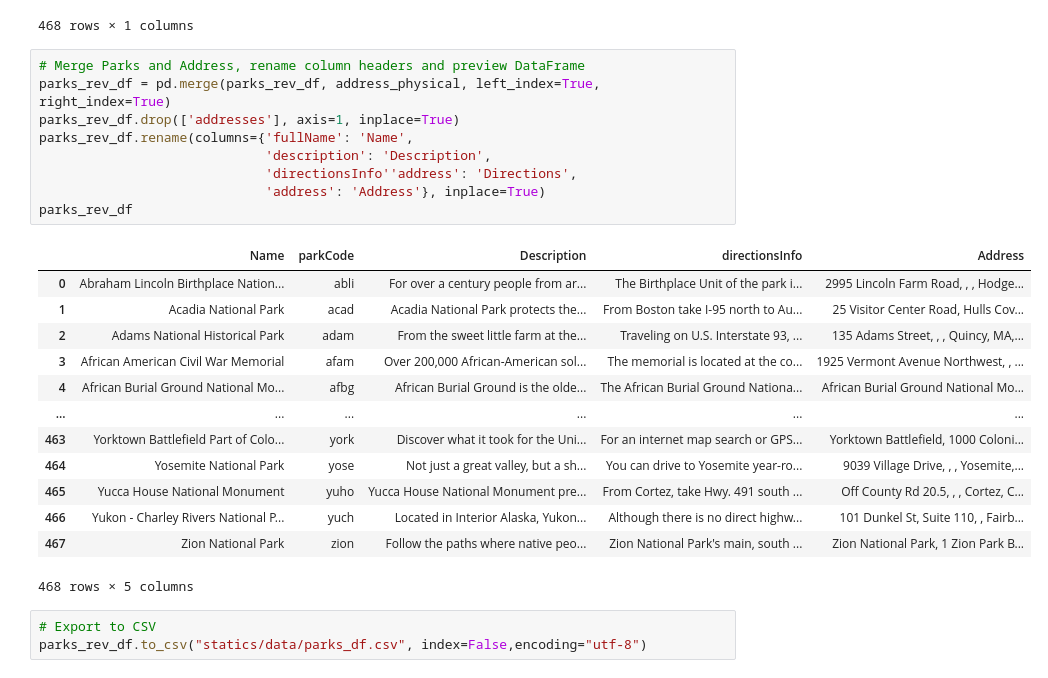
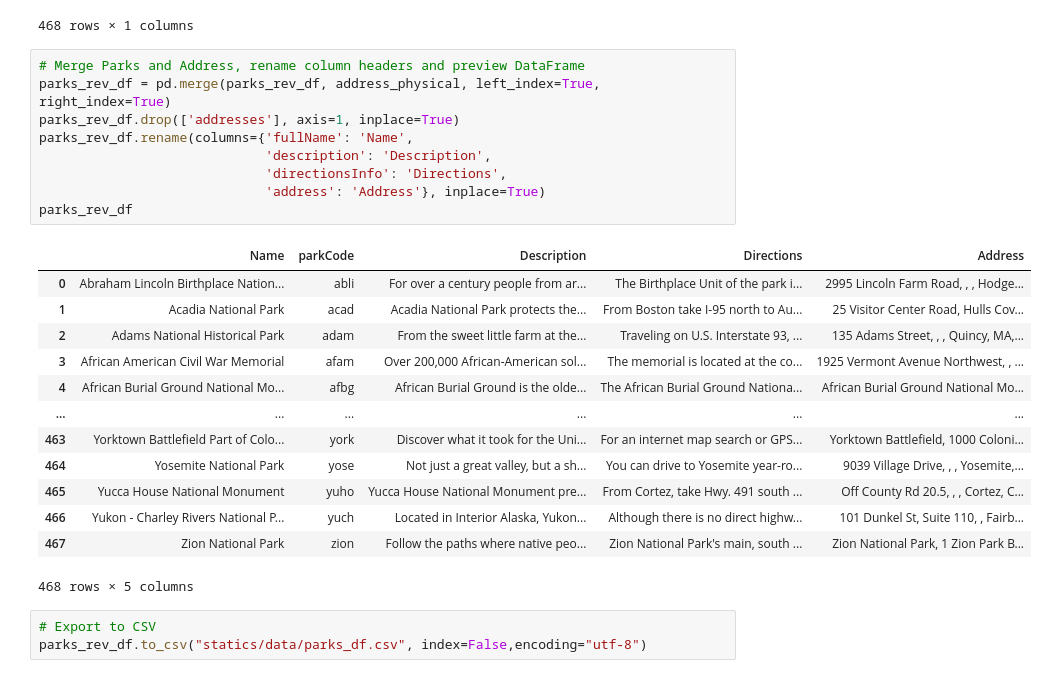
Before and after one commit to MSBen14/Park-Finder-Project-3, a Jupyter notebook: Parks_v4.ipynb, the cells around one changed output. Saved outputs shown, nothing was run; the diff lists cells and outputs as text.

```diff
--- a/Parks_v4.ipynb
+++ b/Parks_v4.ipynb
@@ -189,14 +189,14 @@ address_physical
 # %%
 # Merge Parks and Address, rename column headers and preview DataFrame
 parks_rev_df = pd.merge(parks_rev_df, address_physical, left_index=True, right_index=True)
 parks_rev_df.drop(['addresses'], axis=1, inplace=True)
 parks_rev_df.rename(columns={'fullName': 'Name',
                              'description': 'Description',
-                             'directionsInfo''address': 'Directions',
+                             'directionsInfo': 'Directions',
                              'address': 'Address'}, inplace=True)
 parks_rev_df
 # %% [output]
-|  | Name | parkCode | Description | directionsInfo | Address |
+|  | Name | parkCode | Description | Directions | Address |
 | 0 | Abraham Lincoln Birthplace Nation... | abli | For over a century people from ar... | The Birthplace Unit of the park i... | 2995 Lincoln Farm Road, , , Hodge... |
 | 1 | Acadia National Park | acad | Acadia National Park protects the... | From Boston take I-95 north to Au... | 25 Visitor Center Road, Hulls Cov... |
 | 2 | Adams National Historical Park | adam | From the sweet little farm at the... | Traveling on U.S. Interstate 93, ... | 135 Adams Street, , , Quincy, MA,... |
```
Also changed, not shown: parts of 10 cells of this notebook, 4 other files.
